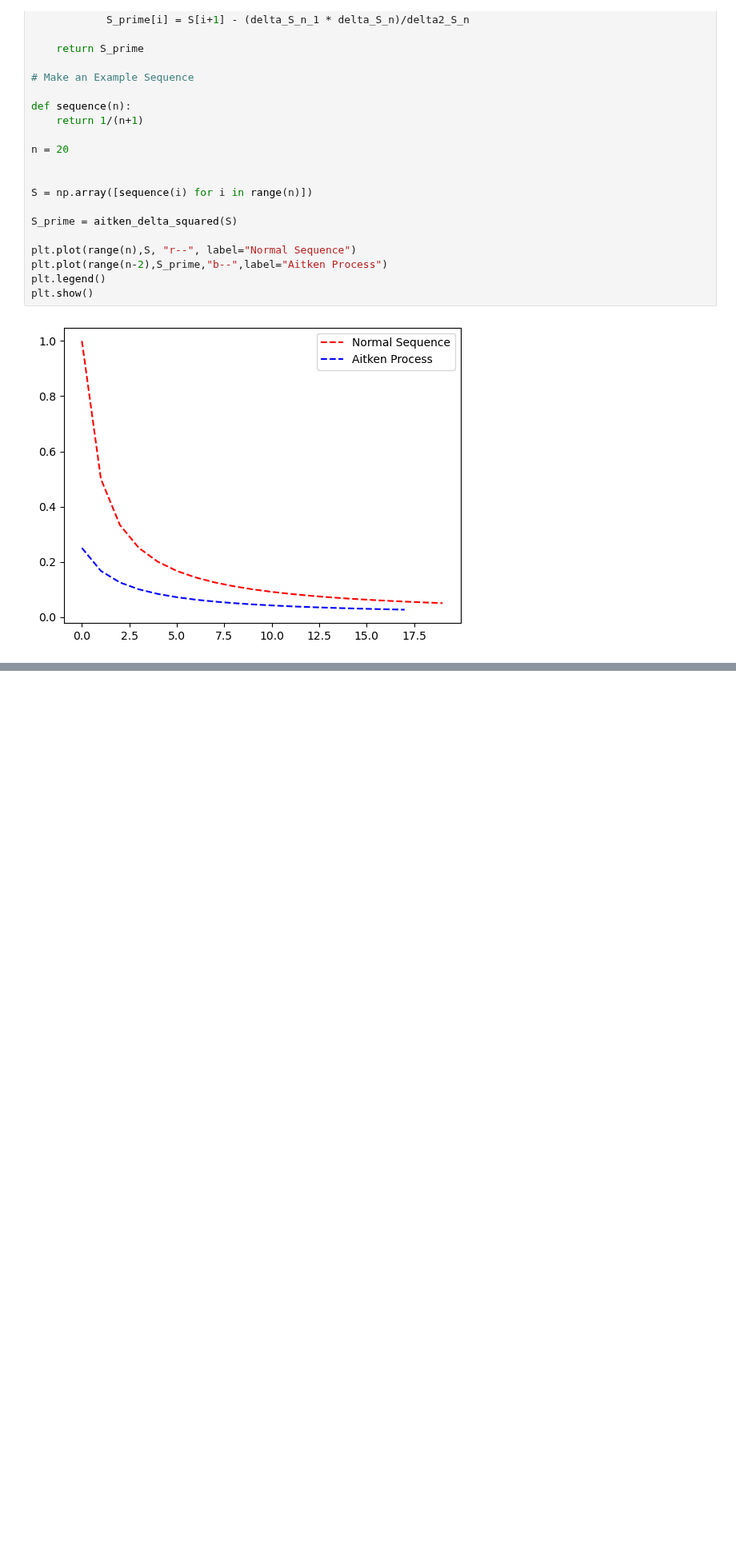
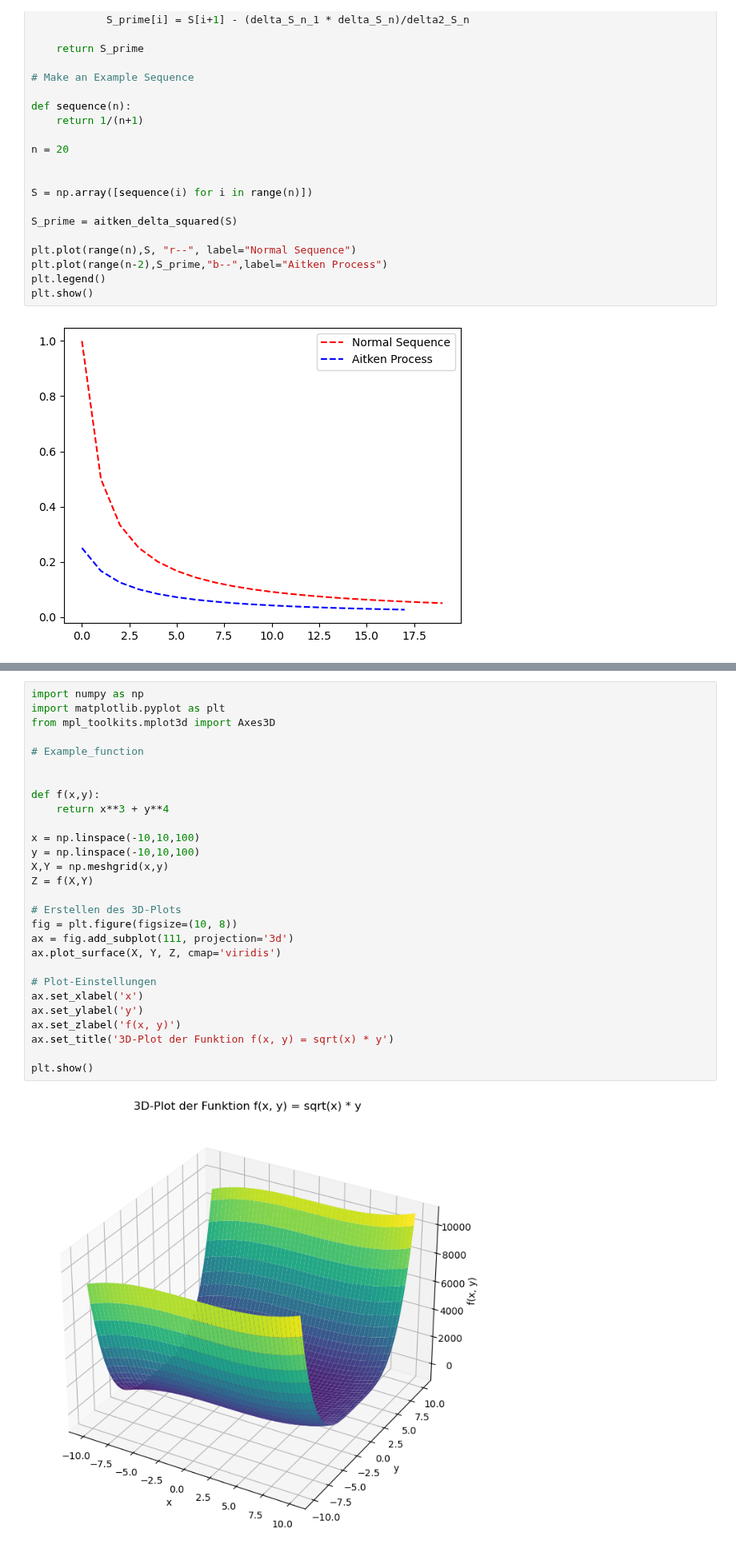
Before and after one commit to LukasMeinschad/Studium, a Jupyter notebook: Mathe/Numerik/VO/numerical_intergration.ipynb, the cells around one changed output, grey strips where cells are left out. Shown at 80% size. Saved outputs shown, nothing was run; the diff lists cells and outputs as text; blank space fills up the shorter version.

```diff
--- a/Mathe/Numerik/VO/numerical_intergration.ipynb
+++ b/Mathe/Numerik/VO/numerical_intergration.ipynb
@@ -330,0 +421,30 @@ plt.show()
+# %%
+import numpy as np
+import matplotlib.pyplot as plt
+from mpl_toolkits.mplot3d import Axes3D
+
+# Example_function
+
+
+def f(x,y):
+    return x**3 + y**4
+
+x = np.linspace(-10,10,100)
+y = np.linspace(-10,10,100)
+X,Y = np.meshgrid(x,y)
+Z = f(X,Y)
+
+# Erstellen des 3D-Plots
+fig = plt.figure(figsize=(10, 8))
+ax = fig.add_subplot(111, projection='3d')
+ax.plot_surface(X, Y, Z, cmap='viridis')
+
+# Plot-Einstellungen
+ax.set_xlabel('x')
+ax.set_ylabel('y')
+ax.set_zlabel('f(x, y)')
+ax.set_title('3D-Plot der Funktion f(x, y) = sqrt(x) * y')
+
+plt.show()
+# %% [output]
+[figure, added]
```
Also changed, not shown: parts of 4 cells of this notebook, 41 other files.
